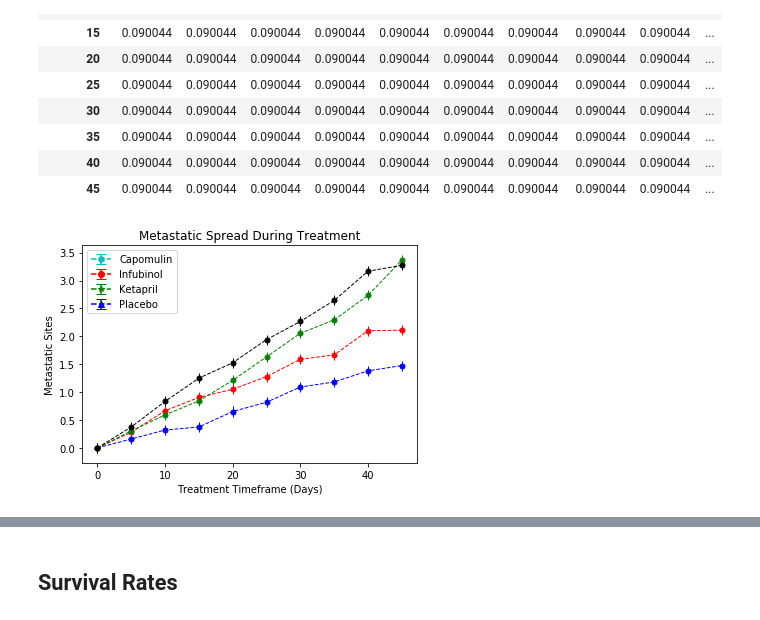
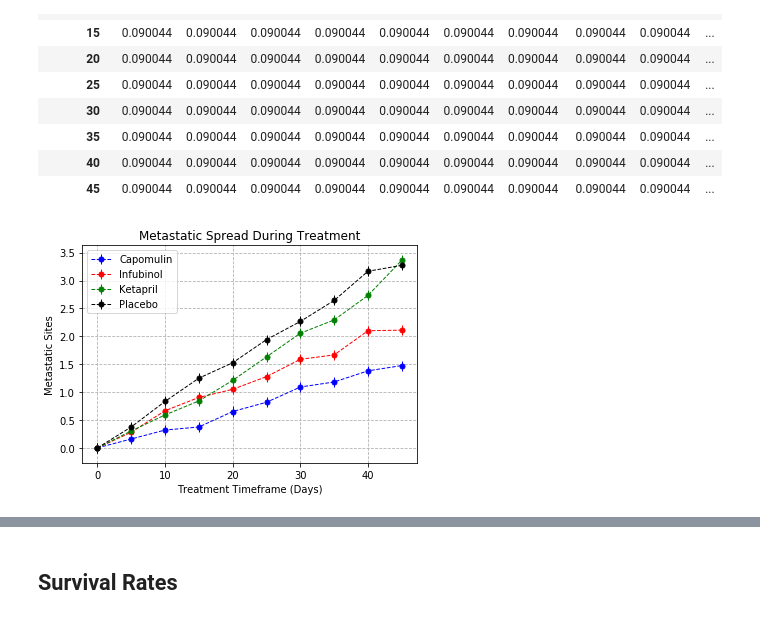
Before and after one commit to bshub6/matplotlib-challenge, a Jupyter notebook: pymaceuticals_starter.ipynb, the cells around one changed output, grey strips where cells are left out. Drawn from its saved outputs; the diff is of its cells as text; code cells hidden in the pictures.

```diff
--- a/pymaceuticals_starter.ipynb
+++ b/pymaceuticals_starter.ipynb
@@ -219,32 +208,32 @@ meta_response_sem_pivot
 # %%
 # Generate the Plot (with Error )
 
 
 
 plt.errorbar(meta_response_error_pivot.index, meta_response_error_pivot['Capomulin'], yerr=meta_response_sem_pivot['Capomulin'],color='b', marker='o',markersize=5, ls="dashed", linewidth=1)
 
-plt.errorbar(meta_response_error_pivot.index, meta_response_error_pivot['Infubinol'], yerr=meta_response_sem_pivot['Infubinol'],color='r', marker='o', markersize=5, ls="dashed", linewidth=1)
+plt.errorbar(meta_response_error_pivot.index, meta_response_error_pivot['Infubinol'], yerr=meta_response_sem_pivot['Infubinol'],color='r', marker='o',markersize=5, ls="dashed", linewidth=1)
 
-plt.errorbar(meta_response_error_pivot.index, meta_response_error_pivot['Ketapril'], yerr=meta_response_sem_pivot['Ketapril'],color='g', marker='o', markersize=5, ls="dashed", linewidth=1)
+plt.errorbar(meta_response_error_pivot.index, meta_response_error_pivot['Ketapril'], yerr=meta_response_sem_pivot['Ketapril'],color='g', marker='o',markersize=5, ls="dashed", linewidth=1)
 
-plt.errorbar(meta_response_error_pivot.index, meta_response_error_pivot['Placebo'], yerr=meta_response_sem_pivot['Placebo'],color='black', marker='o', markersize=5, ls="dashed", linewidth=1)
+plt.errorbar(meta_response_error_pivot.index, meta_response_error_pivot['Placebo'], yerr=meta_response_sem_pivot['Placebo'],color='black', marker='o',markersize=5, ls="dashed", linewidth=1)
 
 
 
 
 #Add labels
-plt.legend(handles=[Capomulin, Infubinol, Ketapril, Placebo],loc="upper left")
+plt.legend(['Capomulin', 'Infubinol', 'Ketapril', 'Placebo'])
 plt.title("Metastatic Spread During Treatment")
 plt.xlabel("Treatment Timeframe (Days)")
 plt.ylabel("Metastatic Sites")
-ax1.grid(linestyle='--')
+plt.grid(linestyle='--')
 
 
 # Save the Figureline
-fig.savefig("Metastatic Spread During Treatment.png")
+plt.savefig("Metastatic Spread During Treatment.png")
 plt.show()
 # %% [output]
-[figure, old version]
+[figure, new version]
 # %% [markdown]
 ![Metastatic Spread During Treatment](../Images/spread.png)
 # %% [markdown]
```
Also changed, not shown: parts of 4 cells of this notebook.
